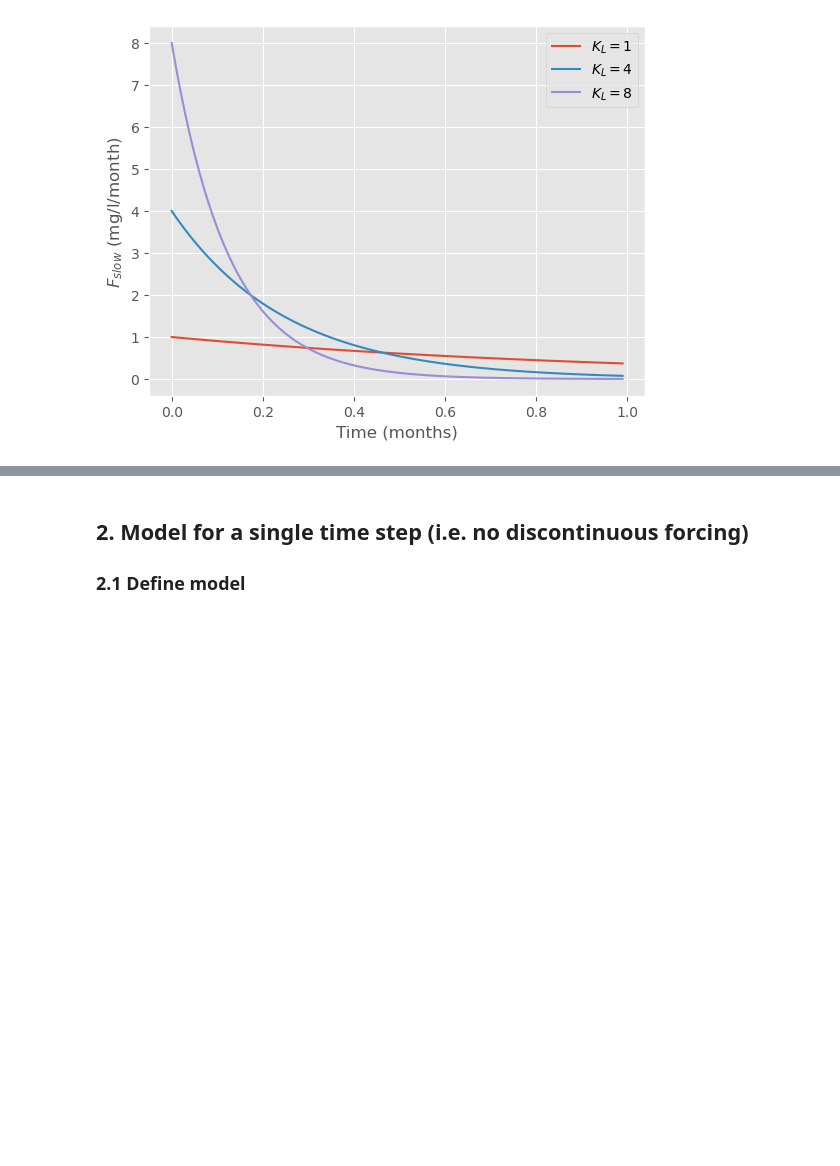
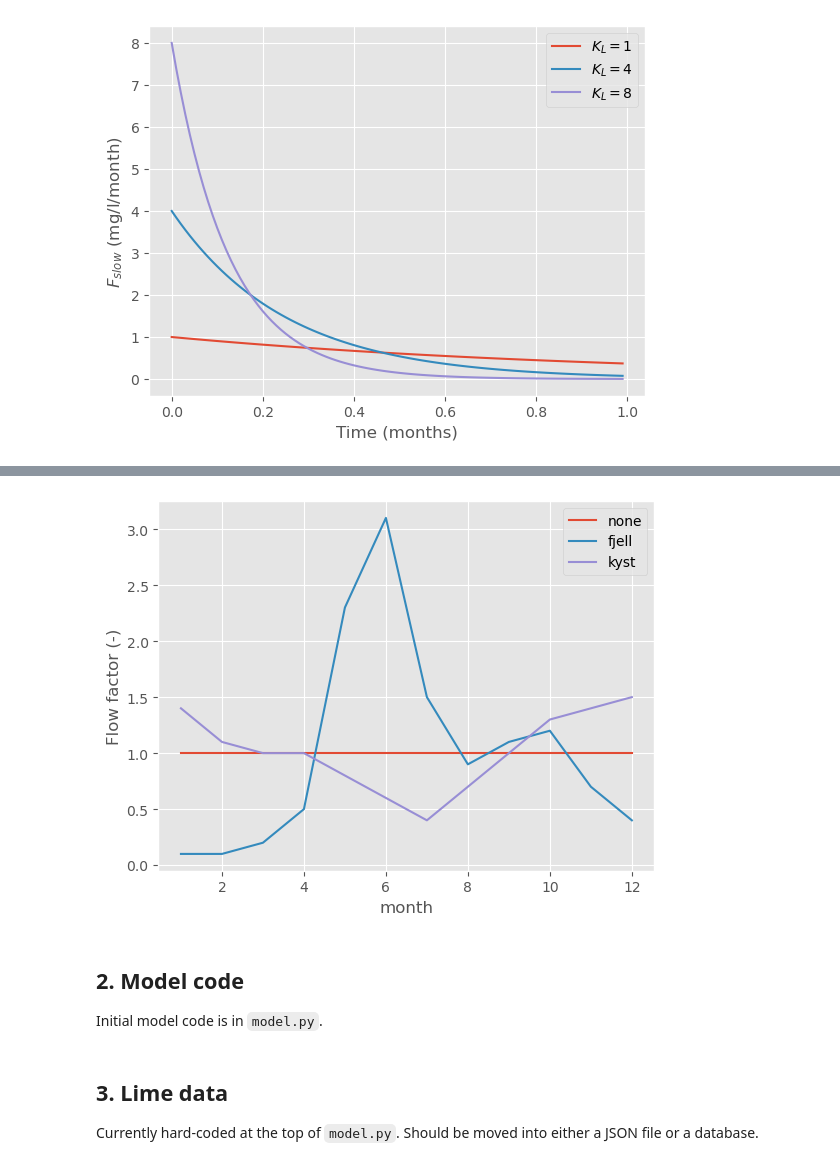
Before and after one commit to NIVANorge/lake_liming_app, a Jupyter notebook: notebooks/box_model.ipynb, the cells around one changed output, grey strips where cells are left out. Drawn from its saved outputs; the diff is of its cells as text; code cells hidden in the pictures; blank space fills up the shorter version.

Commit message:
Update box model

```diff
--- a/notebooks/box_model.ipynb
+++ b/notebooks/box_model.ipynb
@@ -66,4 +82,11 @@ plt.legend()
+# %%
+# Read monthly flow factors
+q_df = pd.read_excel("relative_discharge_by_month.xlsx", index_col=0)
+ax = q_df.plot()
+ax.set_ylabel("Flow factor (-)");
+# %% [output]
+[figure, added]
 # %% [markdown]
-## 2. Model for a single time step (i.e. no discontinuous forcing)
+## 2. Model code
 
-### 2.1 Define model
+Initial model code is in `model.py`.
@@ -102 +93,5 @@ def f(y, t, params):
+# %% [markdown]
+## 3. Lime data
+
+Currently hard-coded at the top of `model.py`. Should be moved into either a JSON file or a database.
 # %% [markdown]
```
Also changed, not shown: parts of 27 cells of this notebook, 3 other files.
